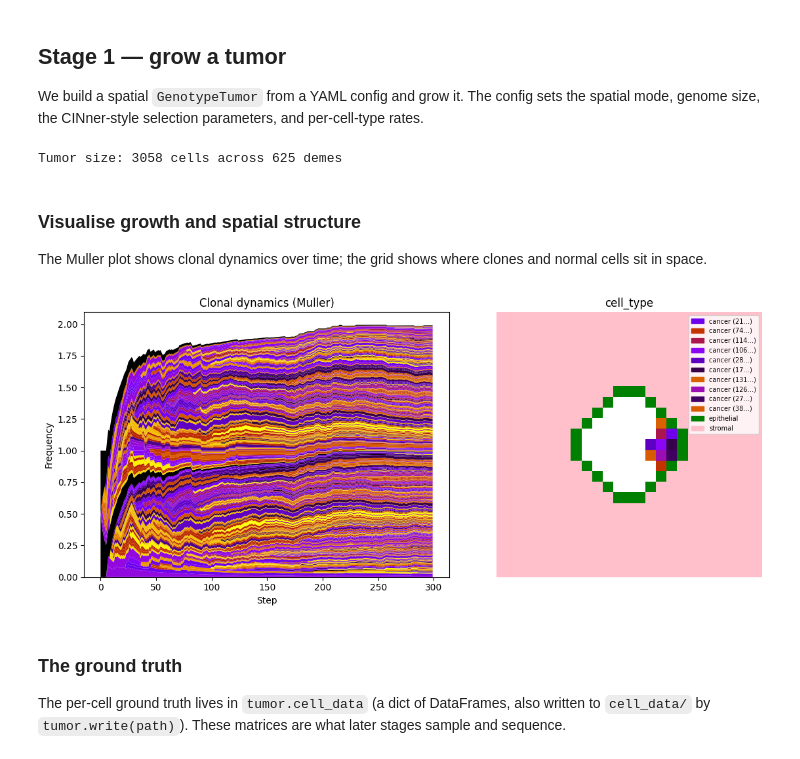
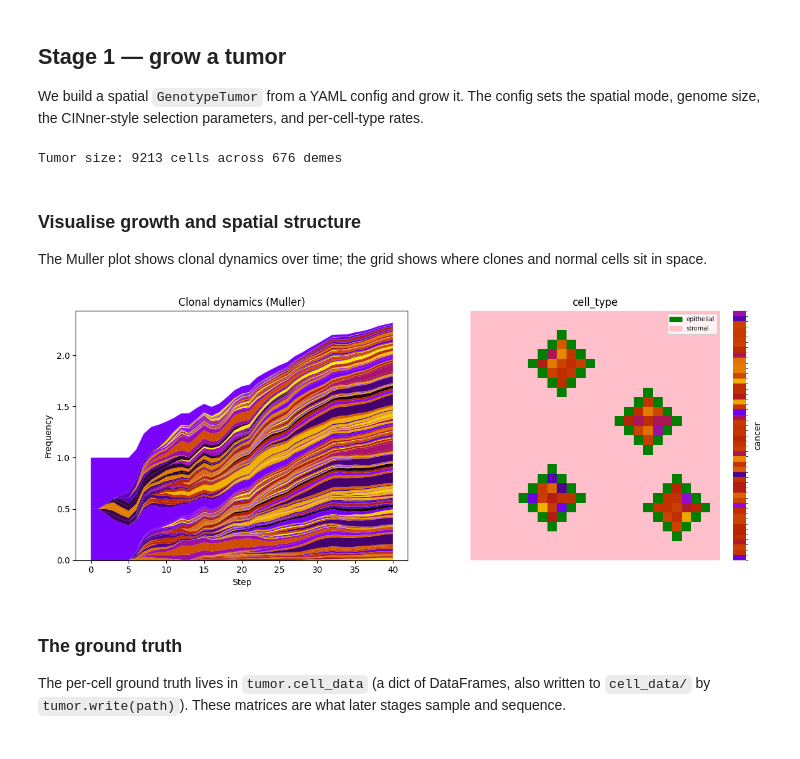
Before and after one commit to pedrofale/iscc, a Jupyter notebook: notebooks/01_pipeline_walkthrough.ipynb, the cells around one changed output. Cells and saved outputs as stored; diff of their text form; code cells hidden in the pictures.

```diff
--- a/notebooks/01_pipeline_walkthrough.ipynb
+++ b/notebooks/01_pipeline_walkthrough.ipynb
@@ -31,22 +31,22 @@ We build a spatial `GenotypeTumor` from a YAML config and grow it. The config se
 from iscc.tumor.models import GenotypeTumor
 
 tumor = GenotypeTumor(config=CONFIG, seed=2)
-tumor.grow(n_steps=300, seed=2)
+tumor.grow(n_steps=40, seed=2)
 print(f"Tumor size: {tumor.get_tumor_size()} cells across {len(tumor.demes)} demes")
 # %% [output]
-Tumor size: 3058 cells across 625 demes
+Tumor size: 9213 cells across 676 demes
 # %% [markdown]
 ### Visualise growth and spatial structure
 
 The Muller plot shows clonal dynamics over time; the grid shows where clones and normal cells sit in space.
 # %%
 fig, axes = plt.subplots(1, 2, figsize=(12, 5))
-tumor.plot_muller(ax=axes[0])
+tumor.plot_muller(ax=axes[0], min_freq=0.02)
 axes[0].set_title("Clonal dynamics (Muller)")
 tumor.plot_grid(ax=axes[1])
 plt.tight_layout()
 # %% [output]
-[figure, old version]
+[figure, new version]
 # %% [markdown]
 ### The ground truth
 
```
Also changed, not shown: parts of 7 cells of this notebook, 4 other files.
